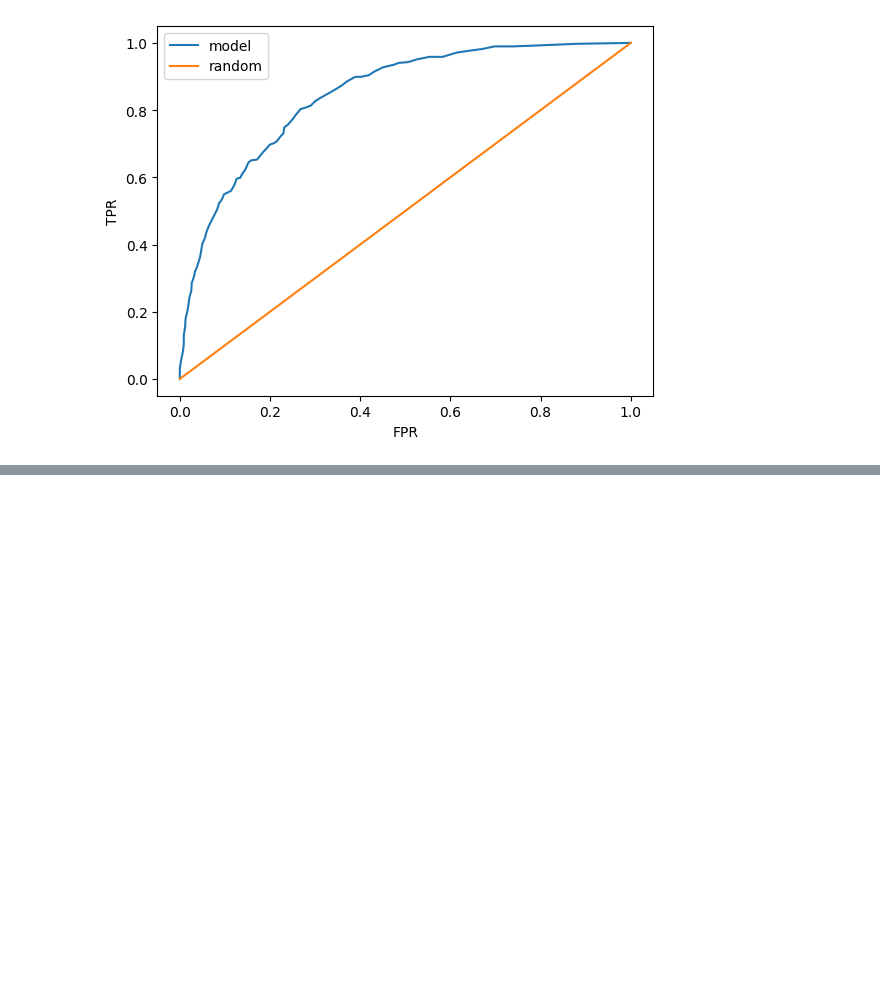
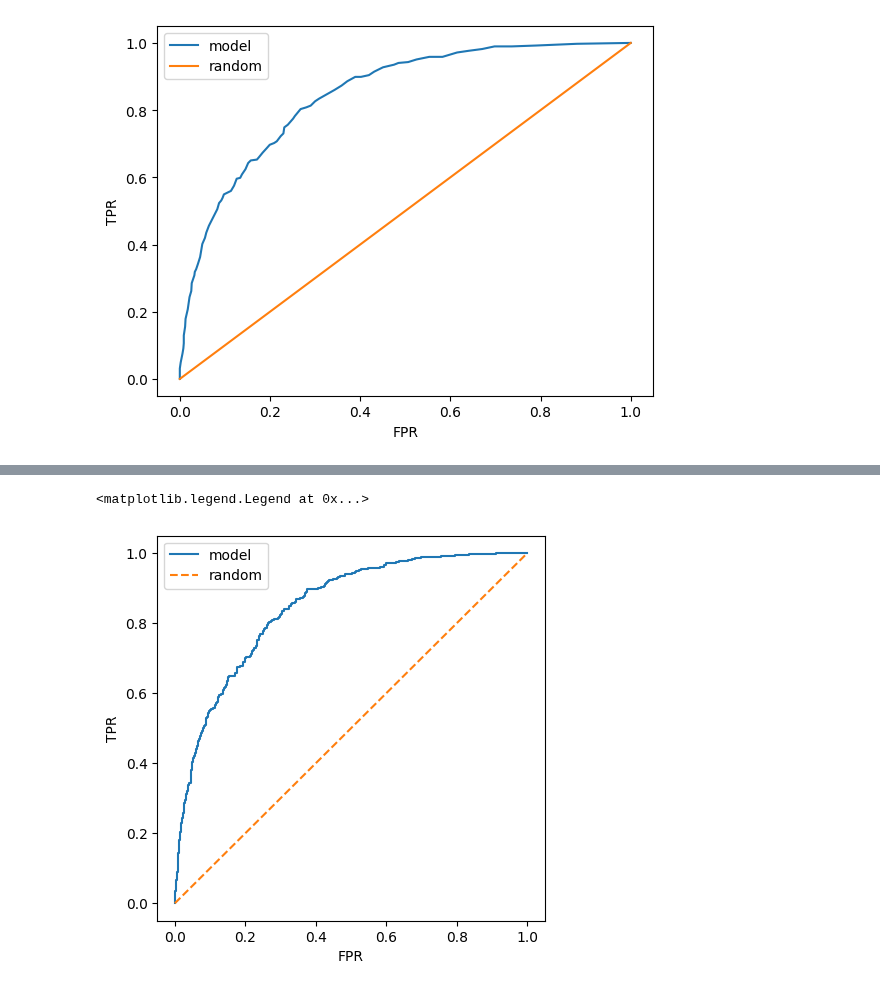
Before and after one commit to EfomahFidelis/Machine-Learning-Zoomcamp, a Jupyter notebook: price_predict_proj/notebooks/03_churn_prediction/04_metrics.ipynb, the cells around one changed output, grey strips where cells are left out. Saved outputs shown, nothing was run; the diff lists cells and outputs as text; code cells hidden in the pictures; blank space fills up the shorter version.

Commit message:
Implemented ROC Curves using Sklearn

```diff
--- a/price_predict_proj/notebooks/03_churn_prediction/04_metrics.ipynb
+++ b/price_predict_proj/notebooks/03_churn_prediction/04_metrics.ipynb
@@ -689,0 +711,18 @@ plt.legend()
+# %%
+# assign the values from roc_curve to variable
+fpr, tpr, thresholds = roc_curve(y_val, y_pred)
+# %%
+# plot FPR curves for all models
+
+plt.figure(figsize=(5, 5))
+
+plt.plot(fpr, tpr, label = 'model')
+plt.plot([0, 1], [0, 1], label = 'random', linestyle='--')
+
+plt.xlabel('FPR')
+plt.ylabel('TPR')
+
+plt.legend()
+# %% [output]
+<matplotlib.legend.Legend at 0x...>
+[figure, added]
```
Also changed, not shown: parts of 4 cells of this notebook.
